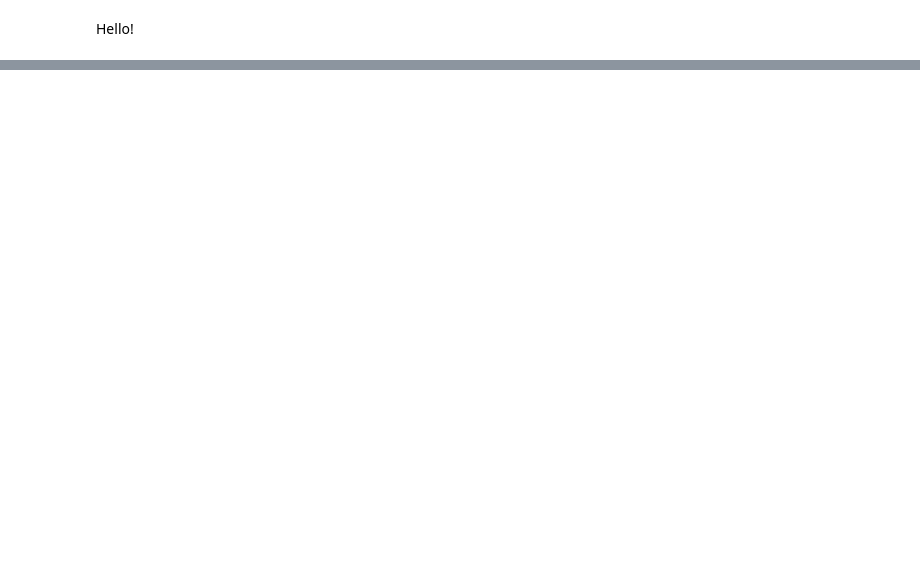
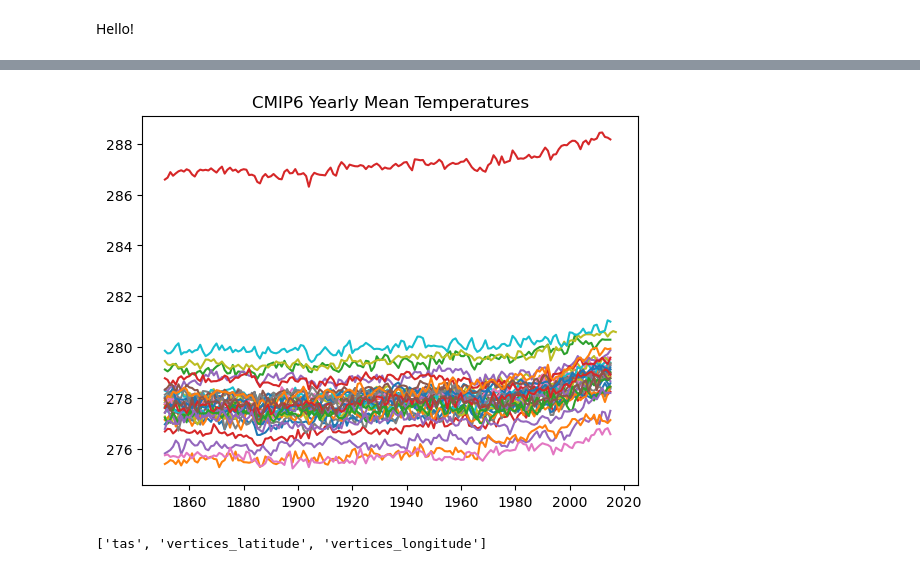
Before and after one commit to cc11223344556677/Computational-Meteorology-Exercises, a Jupyter notebook: test.ipynb, the cells around one changed output, grey strips where cells are left out. Drawn from its saved outputs; the diff is of its cells as text; code cells hidden in the pictures; blank space fills up the shorter version.

Commit message:
graph looking pretty good

```diff
--- a/test.ipynb
+++ b/test.ipynb
@@ -38 +43,20 @@ plt.plot(CMIP_mean_temps)
 [figure]
+# %%
+for dset_name in list(dsets):
+    dset = dsets[dset_name]
+    coords = list(dset.coords)
+    print(dset.time.isel(time=0).item())
+    if 'lat' in coords and 'lon' in coords:
+        dset = dset.sortby("time")
+        CMIP_mean_temps = dset["tas"].mean(dim=['lat', 'lon']).resample(time="YE").mean()
+    elif 'i' in coords:
+        CMIP_mean_temps = dset["tas"].mean(dim=['i']).resample(time="YE").mean()
+    else:
+        CMIP_mean_temps = dset["tas"].mean(dim=['latitude', 'longitude']).resample(time="YE").mean()
+
+    years = np.array([t for t in CMIP_mean_temps.time.values])
+    plt.plot(years, CMIP_mean_temps.values.ravel(), label=dset_name)
+
+plt.title("CMIP6 Yearly Mean Temperatures")
+plt.show()
+# %% [output]
@@ -38,0 +80,5 @@ plt.plot(CMIP_mean_temps)
+[figure, added]
+# %%
+list(dsets[dset].data_vars)
+# %% [output]
+['tas', 'vertices_latitude', 'vertices_longitude']
```
Also changed, not shown: parts of 6 cells of this notebook.
